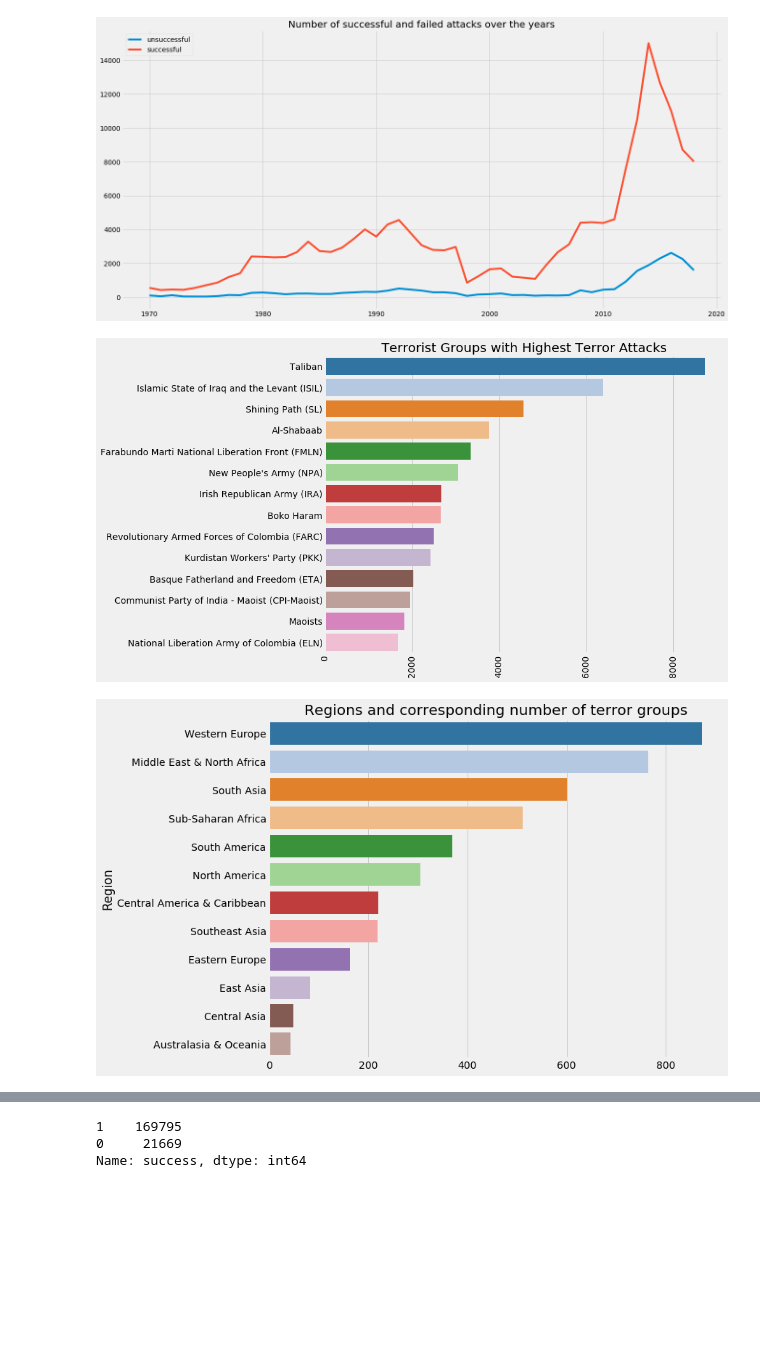
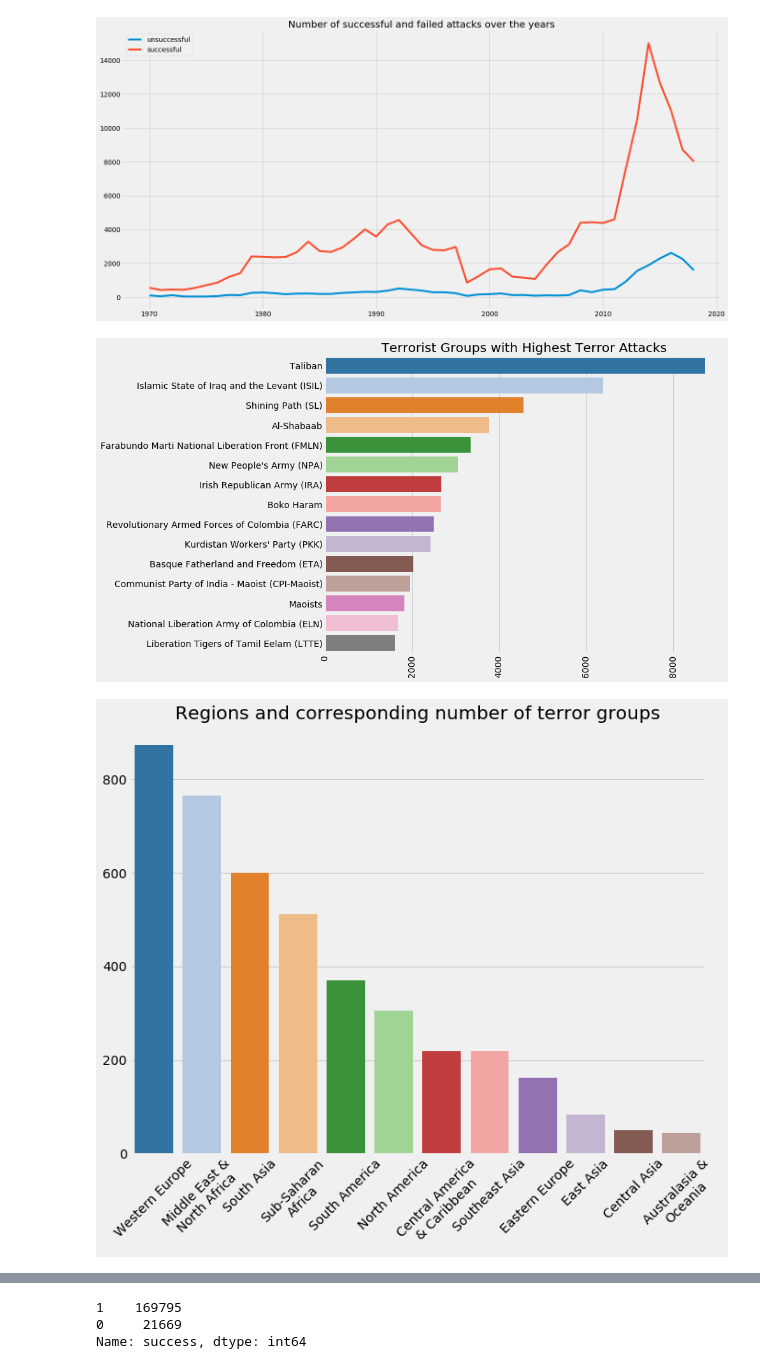
Before and after one commit to alex-hjk/CE4032-DataAnalyticsAndMining-2020, a Jupyter notebook: Yee Han/eda.ipynb, the cells around one changed output, grey strips where cells are left out. Cells and saved outputs as stored; diff of their text form; code cells hidden in the pictures; blank space fills up the shorter version.

```diff
--- a/Yee Han/eda.ipynb
+++ b/Yee Han/eda.ipynb
@@ -71,21 +71,25 @@ plt.title('Number of successful and failed attacks over the years')
 Text(0.5, 1.0, 'Number of successful and failed attacks over the years')
 [figure]
 # %%
-sns.barplot(terror['Group'].value_counts()[1:15].values,terror['Group'].value_counts()[1:15].index,palette=('tab20'))
+sns.barplot(terror['Group'].value_counts()[1:16].values,terror['Group'].value_counts()[1:16].index,palette=('tab20'))
 plt.xticks(rotation=90)
 fig=plt.gcf()
 fig.set_size_inches(10,8)
 plt.title('Terrorist Groups with Highest Terror Attacks')
 plt.show()
 # %% [output]
-[figure, old version]
+[figure, new version]
 # %%
+import textwrap
+
+columns = ["\n".join(textwrap.wrap(i,15)) for i in s.index]
 df = terror.groupby(['Region','Group']).count().reset_index()
 s = df.groupby(["Region"])['Group'].count().sort_values(ascending=False)
-sns.barplot(s.values,s.index,palette=('tab20'))
+sns.barplot(columns,s.values,palette=('tab20'))
+plt.xticks(rotation=45)
 fig=plt.gcf()
 fig.set_size_inches(10,8)
 plt.title('Regions and corresponding number of terror groups')
 plt.show()
 # %% [output]
-[figure, old version]
+[figure, new version]
```
Also changed, not shown: parts of 2 cells of this notebook.
